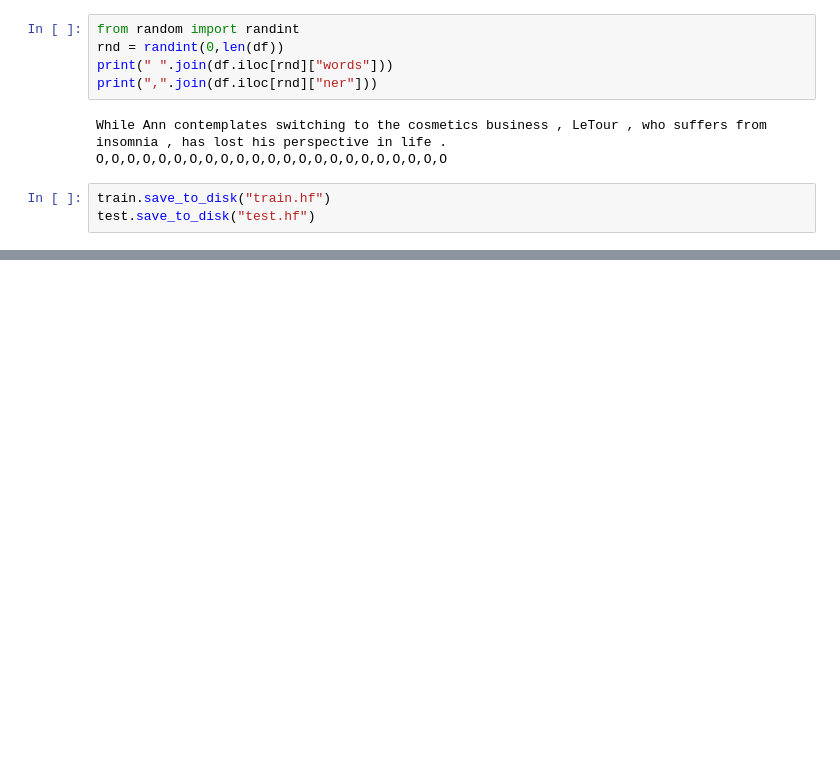
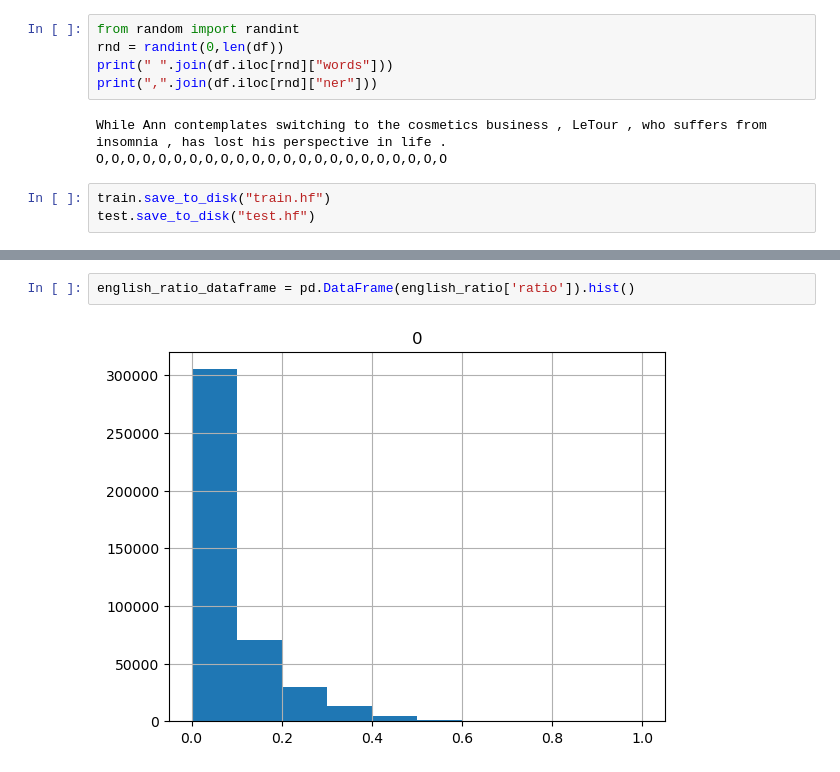
Before and after one commit to Ali-Fartoot/NLP_Toolbox, a Jupyter notebook: NER/NER_Load_Split_Cleaning.ipynb, the cells around one changed output, grey strips where cells are left out. Saved outputs shown, nothing was run; the diff lists cells and outputs as text; blank space fills up the shorter version.

```diff
--- a/NER/NER_Load_Split_Cleaning.ipynb
+++ b/NER/NER_Load_Split_Cleaning.ipynb
@@ -170,0 +205,4 @@ test.save_to_disk("test.hf")
+# %%
+english_ratio_dataframe = pd.DataFrame(english_ratio['ratio']).hist()
+# %% [output]
+[figure, added]
```
Also changed, not shown: parts of 14 cells of this notebook, 1 other file.
